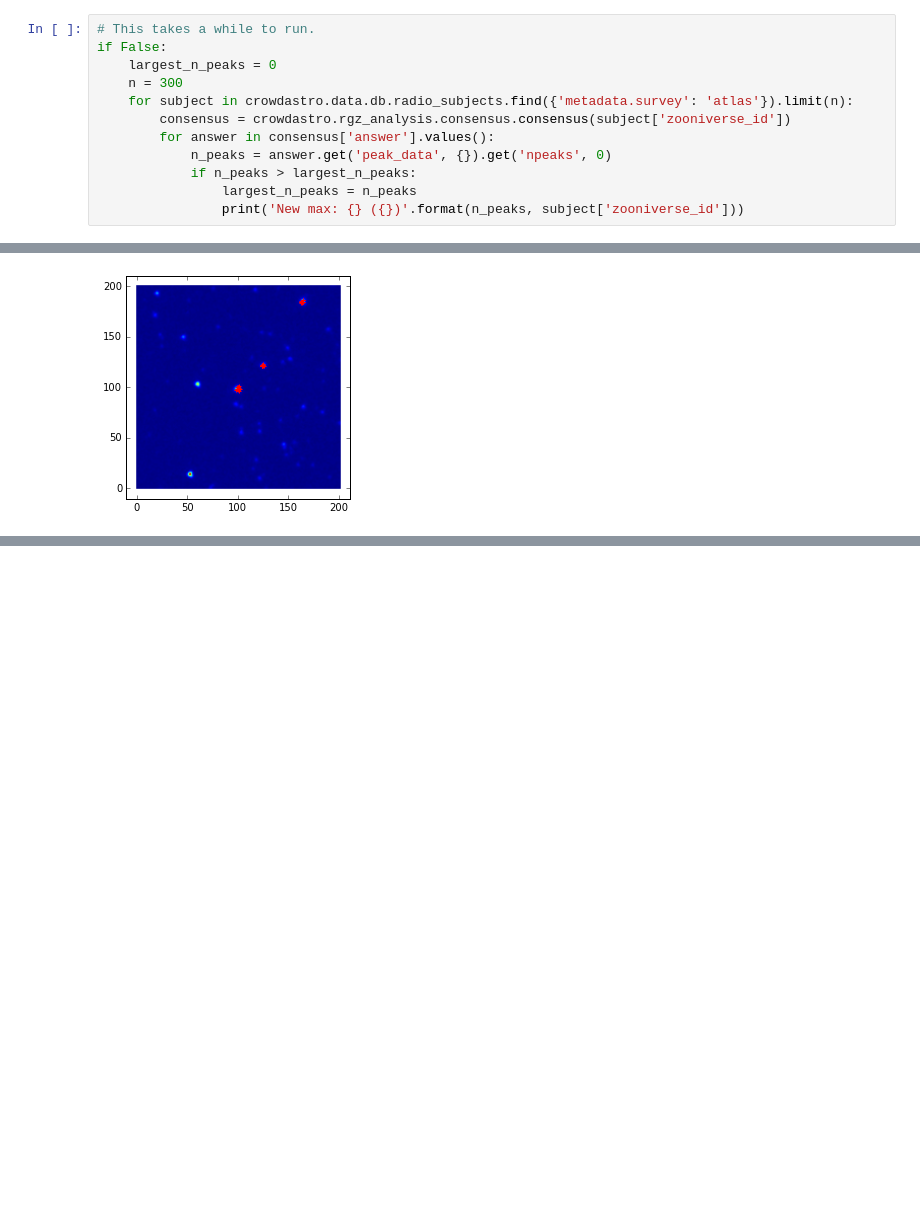
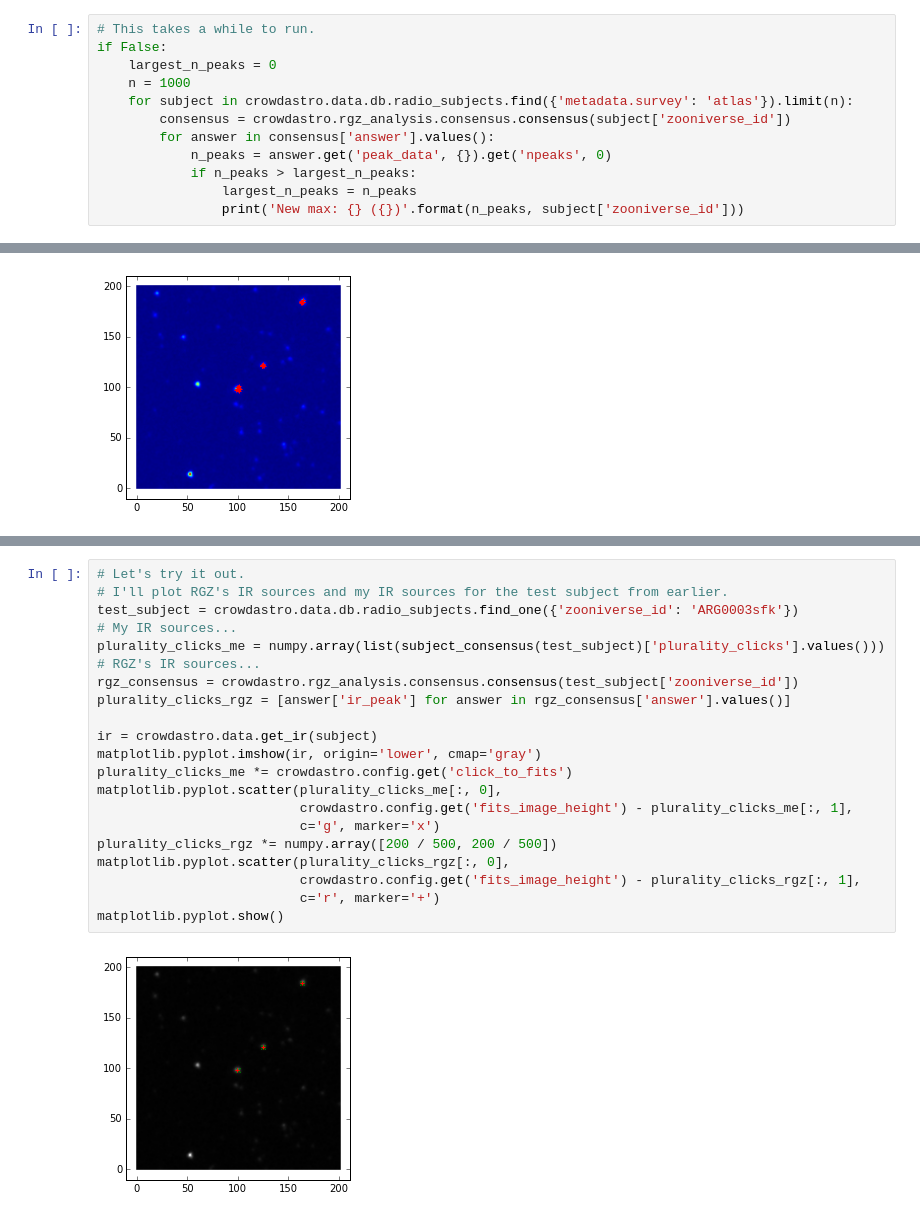
Before and after one commit to chengsoonong/crowdastro, a Jupyter notebook: notebooks/click_consensus.ipynb, the cells around one changed output, grey strips where cells are left out. Cells and saved outputs as stored; diff of their text form; blank space fills up the shorter version.

```diff
--- a/notebooks/click_consensus.ipynb
+++ b/notebooks/click_consensus.ipynb
@@ -39,7 +43,7 @@ import crowdastro.rgz_analysis.consensus
 # This takes a while to run.
 if False:
     largest_n_peaks = 0
-    n = 300
+    n = 1000
     for subject in crowdastro.data.db.radio_subjects.find({'metadata.survey': 'atlas'}).limit(n):
         consensus = crowdastro.rgz_analysis.consensus.consensus(subject['zooniverse_id'])
         for answer in consensus['answer'].values():
@@ -298,0 +374,23 @@ Rejecting the null hypothesis.
+# %%
+# Let's try it out.
+# I'll plot RGZ's IR sources and my IR sources for the test subject from earlier.
+test_subject = crowdastro.data.db.radio_subjects.find_one({'zooniverse_id': 'ARG0003sfk'})
+# My IR sources...
+plurality_clicks_me = numpy.array(list(subject_consensus(test_subject)['plurality_clicks'].values()))
+# RGZ's IR sources...
+rgz_consensus = crowdastro.rgz_analysis.consensus.consensus(test_subject['zooniverse_id'])
+plurality_clicks_rgz = [answer['ir_peak'] for answer in rgz_consensus['answer'].values()]
+
+ir = crowdastro.data.get_ir(subject)
+matplotlib.pyplot.imshow(ir, origin='lower', cmap='gray')
+plurality_clicks_me *= crowdastro.config.get('click_to_fits')
+matplotlib.pyplot.scatter(plurality_clicks_me[:, 0],
+                          crowdastro.config.get('fits_image_height') - plurality_clicks_me[:, 1],
+                          c='g', marker='x')
+plurality_clicks_rgz *= numpy.array([200 / 500, 200 / 500])
+matplotlib.pyplot.scatter(plurality_clicks_rgz[:, 0],
+                          crowdastro.config.get('fits_image_height') - plurality_clicks_rgz[:, 1],
+                          c='r', marker='+')
+matplotlib.pyplot.show()
+# %% [output]
+[figure, added]
```
Also changed, not shown: parts of 17 cells of this notebook.
